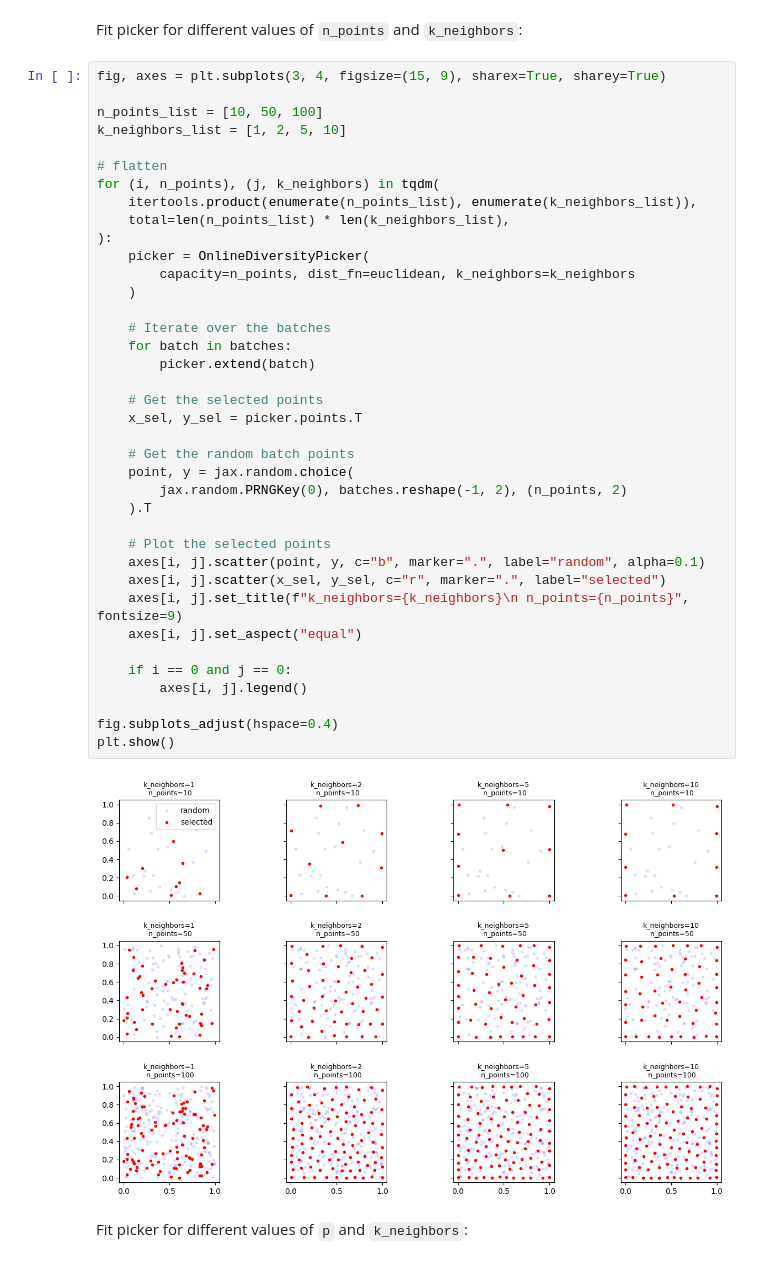
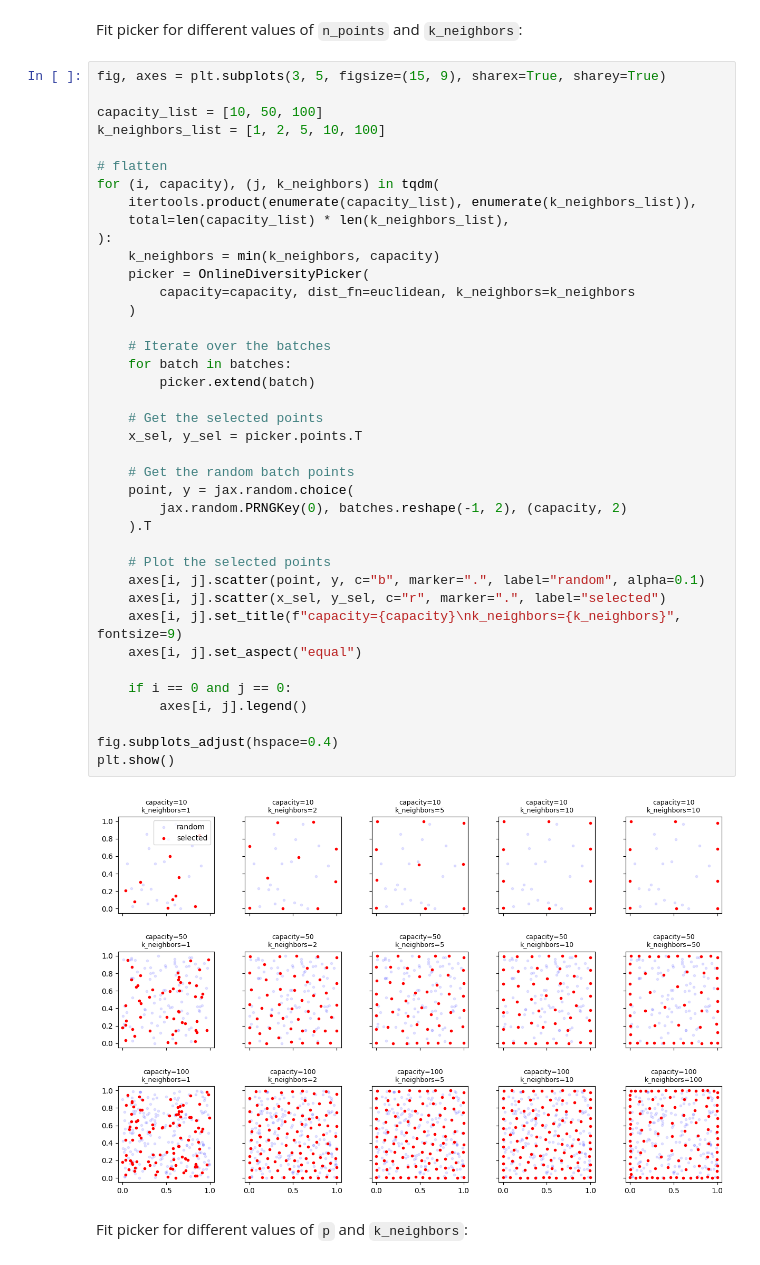
Before and after one commit to vsheg/moll, a Jupyter notebook: notebooks/diversity.ipynb, the cells around one changed output. Drawn from its saved outputs; the diff is of its cells as text.

```diff
--- a/notebooks/diversity.ipynb
+++ b/notebooks/diversity.ipynb
@@ -46,45 +46,46 @@ batches = jax.random.uniform(jax.random.PRNGKey(0), (100, 100, 2))
 # %% [markdown]
 Fit picker for different values of `n_points` and `k_neighbors`:
 # %%
-fig, axes = plt.subplots(3, 4, figsize=(15, 9), sharex=True, sharey=True)
+fig, axes = plt.subplots(3, 5, figsize=(15, 9), sharex=True, sharey=True)
 
-n_points_list = [10, 50, 100]
-k_neighbors_list = [1, 2, 5, 10]
+capacity_list = [10, 50, 100]
+k_neighbors_list = [1, 2, 5, 10, 100]
 
 # flatten
-for (i, n_points), (j, k_neighbors) in tqdm(
-    itertools.product(enumerate(n_points_list), enumerate(k_neighbors_list)),
-    total=len(n_points_list) * len(k_neighbors_list),
+for (i, capacity), (j, k_neighbors) in tqdm(
+    itertools.product(enumerate(capacity_list), enumerate(k_neighbors_list)),
+    total=len(capacity_list) * len(k_neighbors_list),
 ):
+    k_neighbors = min(k_neighbors, capacity)
     picker = OnlineDiversityPicker(
-        capacity=n_points, dist_fn=euclidean, k_neighbors=k_neighbors
+        capacity=capacity, dist_fn=euclidean, k_neighbors=k_neighbors
     )
 
     # Iterate over the batches
     for batch in batches:
         picker.extend(batch)
 
     # Get the selected points
     x_sel, y_sel = picker.points.T
 
     # Get the random batch points
     point, y = jax.random.choice(
-        jax.random.PRNGKey(0), batches.reshape(-1, 2), (n_points, 2)
+        jax.random.PRNGKey(0), batches.reshape(-1, 2), (capacity, 2)
     ).T
 
     # Plot the selected points
     axes[i, j].scatter(point, y, c="b", marker=".", label="random", alpha=0.1)
     axes[i, j].scatter(x_sel, y_sel, c="r", marker=".", label="selected")
-    axes[i, j].set_title(f"k_neighbors={k_neighbors}\n n_points={n_points}", fontsize=9)
+    axes[i, j].set_title(f"capacity={capacity}\nk_neighbors={k_neighbors}", fontsize=9)
     axes[i, j].set_aspect("equal")
 
     if i == 0 and j == 0:
         axes[i, j].legend()
 
 fig.subplots_adjust(hspace=0.4)
 plt.show()
 # %% [output]
-[figure, old version]
+[figure, new version]
 # %% [markdown]
 Fit picker for different values of `p` and `k_neighbors`:
 # %%
```
Also changed, not shown: parts of 9 cells of this notebook.
